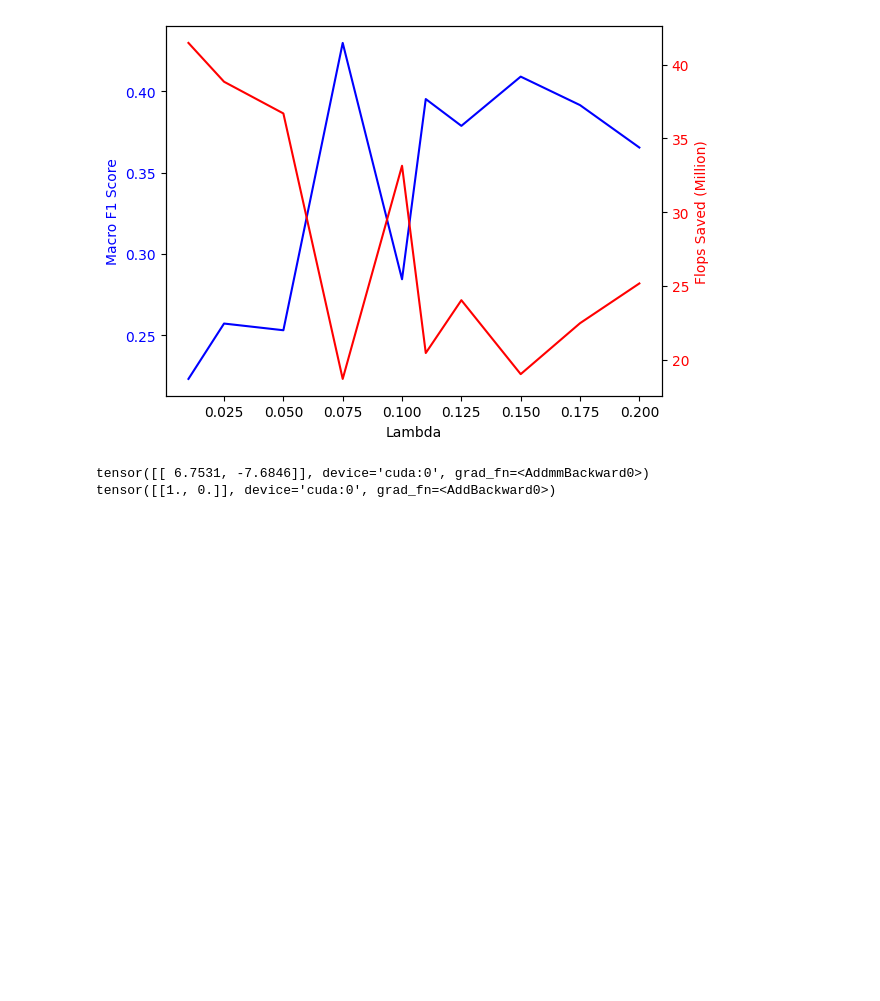
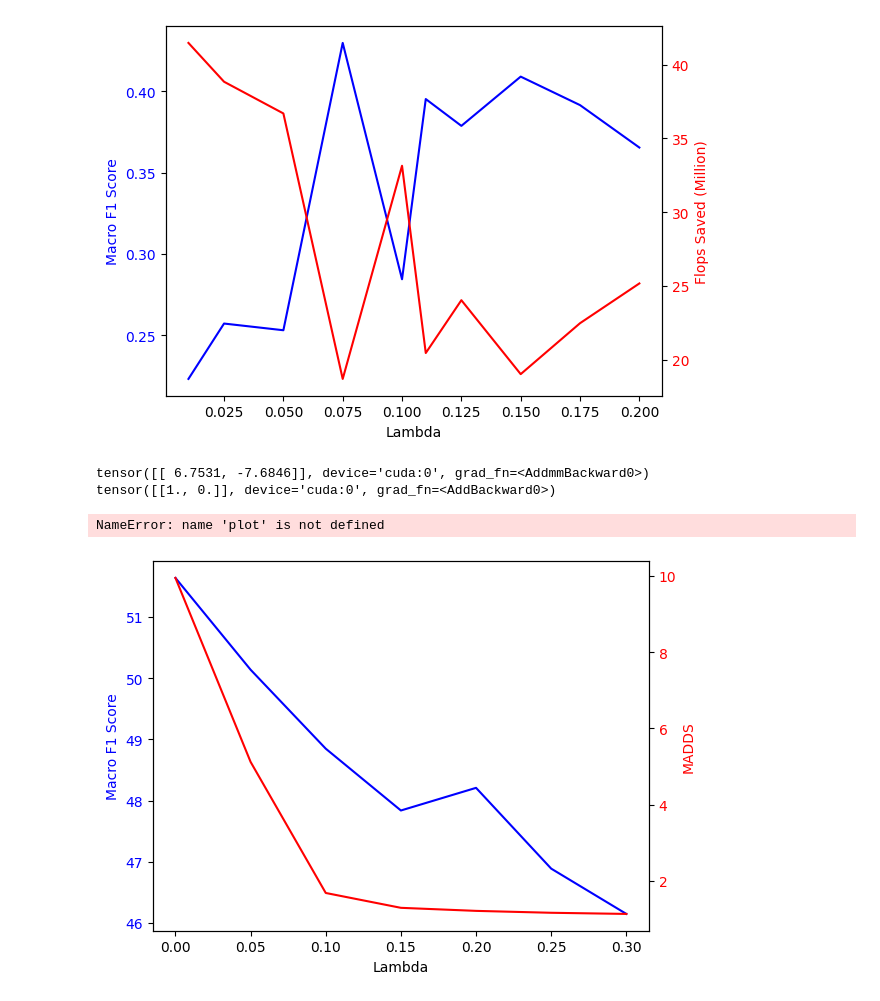
Before and after one commit to Rajeevveera24/MultiBench, a Jupyter notebook: eda.ipynb, the cells around one changed output. Cells and saved outputs as stored; diff of their text form; code cells hidden in the pictures; blank space fills up the shorter version.

```diff
--- a/eda.ipynb
+++ b/eda.ipynb
@@ -450,3 +450,58 @@ for i, (text, image, label) in enumerate(traindata):
 # %% [output]
 tensor([[ 6.7531, -7.6846]], device='cuda:0', grad_fn=<AddmmBackward0>)
 tensor([[1., 0.]], device='cuda:0', grad_fn=<AddBackward0>)
+# %%
+MADDS = [9.95, 5.12, 1.68, 1.29, 1.21, 1.16, 1.13]
+MACRO_F1 =  [51.64, 50.14, 48.85, 47.84, 48.21, 46.89, 46.15]
+LAAMBDA = [0, 0.05, 0.10, 0.15, 0.20, 0.25, 0.30]
+
+
+MACRO_F1_OURS = [50.34, 49.44, 50.33, 49.36, 49.12, 48.21, 47.84]
+MADDS_OURS = [4.96, 4.61, 4.35, 4.23, 3.87, 3.56, 3.29]
+
+# Gate MLP + E1 + E2 All 61.21 51.64 9.95 0
+# Gate MLP + E1 + E2 All 60.02 50.14 5.12 0.05
+# Gate MLP + E1 + E2 All 59.48 48.85 1.68 0.10
+# Gate MLP + E1 + E2 All 59.25 47.84 1.29 0.15
+# Gate MLP + E1 + E2 All 59.12 48.21 1.21 0.20
+
+#pLOT THESE WITH MADDS on the right Y Axis
+
+
+import matplotlib.pyplot as plt
+
+fig, ax1 = plt.subplots()
+ax1.set_xlabel('Lambda')
+ax1.set_ylabel('Macro F1 Score', color='b')
+ax1.plot(LAAMBDA, MACRO_F1, color='b')
+ax1.tick_params(axis='y', labelcolor='b')
+
+SAVINGS = [10.3 - madd for madd in MADDS]
+
+#Plot selection ratio on the right y-axis
+ax2 = ax1.twinx()
+ax2.set_ylabel('MADDS', color='r')
+ax2.plot(LAAMBDA, MADDS, color='r')
+ax2.tick_params(axis='y', labelcolor='r')
+ax2/plot(LAAMBDA, SAVINGS, color='g')
+
+#Plot savings on the right y-axis
+# ax3 = ax1.twinx()
+# ax3.spines['right'].set_position(('outward', 60))
+# ax3.set_ylabel('Flops Saved (Million)', color='g')
+# ax3.plot(LAAMBDA, SAVINGS, color='g')
+# ax3.tick_params(axis='y', labelcolor='g')
+
+
+
+
+plt.show()
+
+
+# Gate MLP + E1 + E5 59.61 50.34 4.96 0
+# Gate MLP + E1 + E5 59.30 49.44 4.61 0.05
+# Gate MLP + E1 + E5 59.55 50.33 4.96 0.1
+# Gate MLP + E1 + E2 + E4 49.12 36.81 24.87 0.2
+# %% [output]
+NameError: name 'plot' is not defined
+[figure, added]
```
Also changed, not shown: parts of 1 cell of this notebook.
